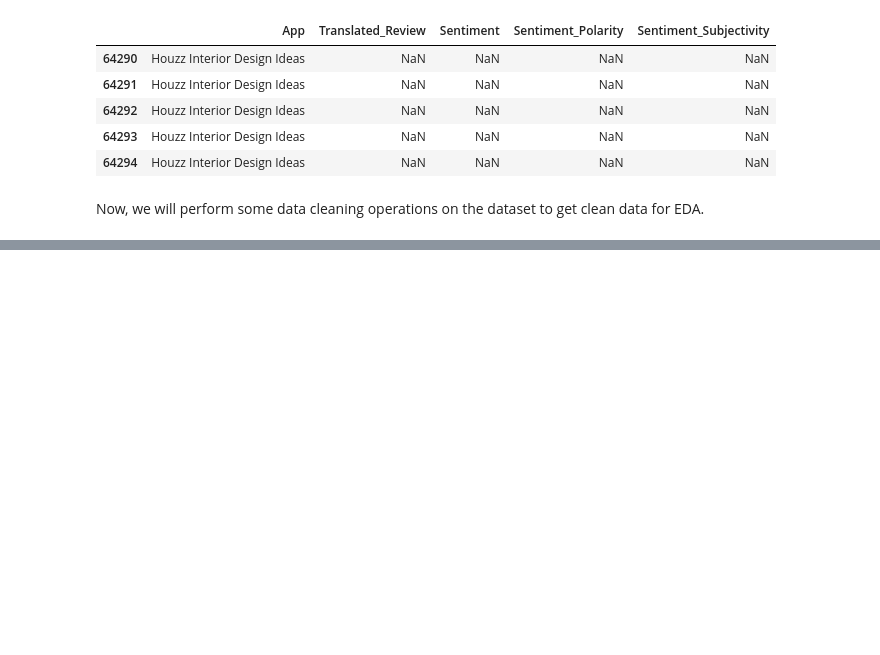
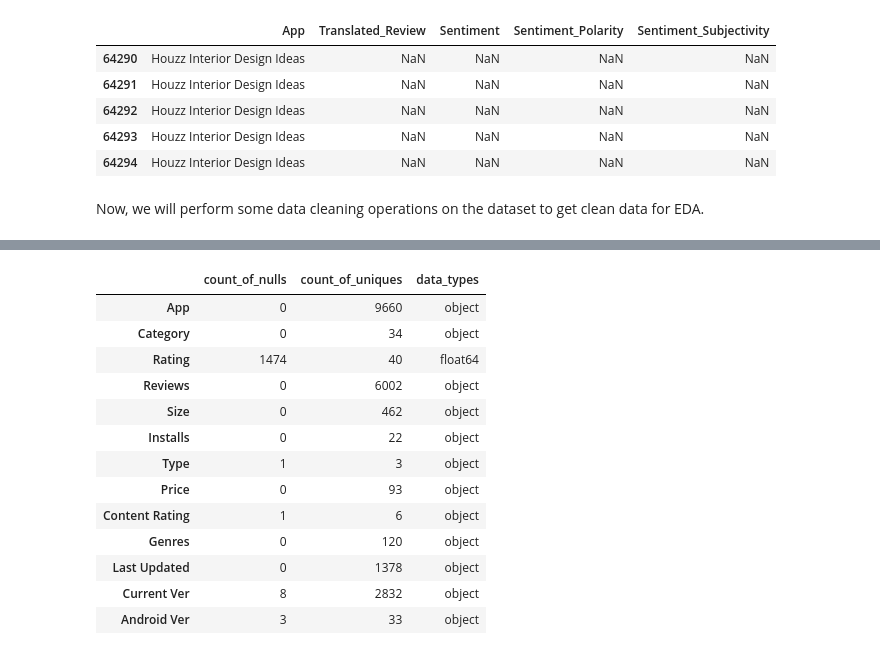
Before and after one commit to komal-pasi/EDA-Capstone, a Jupyter notebook: Copy_of_Play_Store_App_Review_Analysis_Capstone_Project.ipynb, the cells around one changed output, grey strips where cells are left out. Cells and saved outputs as stored; diff of their text form; code cells hidden in the pictures; blank space fills up the shorter version.

```diff
--- a/Copy_of_Play_Store_App_Review_Analysis_Capstone_Project.ipynb
+++ b/Copy_of_Play_Store_App_Review_Analysis_Capstone_Project.ipynb
@@ -191,0 +196,24 @@ Name: Installs, Length: 10841, dtype: object
+# %%
+def detailed_info(dataset):
+    f1 = pd.DataFrame(index=dataset.columns)
+    f1['count_of_nulls'] = dataset.isnull().sum()
+    f1['count_of_uniques'] = dataset.nunique()
+    f1['data_types'] = dataset.dtypes
+    return f1
+# %%
+detailed_info(ps_dataset)
+# %% [output]
+|  | count_of_nulls | count_of_uniques | data_types |
+| App | 0 | 9660 | object |
+| Category | 0 | 34 | object |
+| Rating | 1474 | 40 | float64 |
+| Reviews | 0 | 6002 | object |
+| Size | 0 | 462 | object |
+| Installs | 0 | 22 | object |
+| Type | 1 | 3 | object |
+| Price | 0 | 93 | object |
+| Content Rating | 1 | 6 | object |
+| Genres | 0 | 120 | object |
+| Last Updated | 0 | 1378 | object |
+| Current Ver | 8 | 2832 | object |
+| Android Ver | 3 | 33 | object |
```
Also changed, not shown: parts of 19 cells of this notebook.
